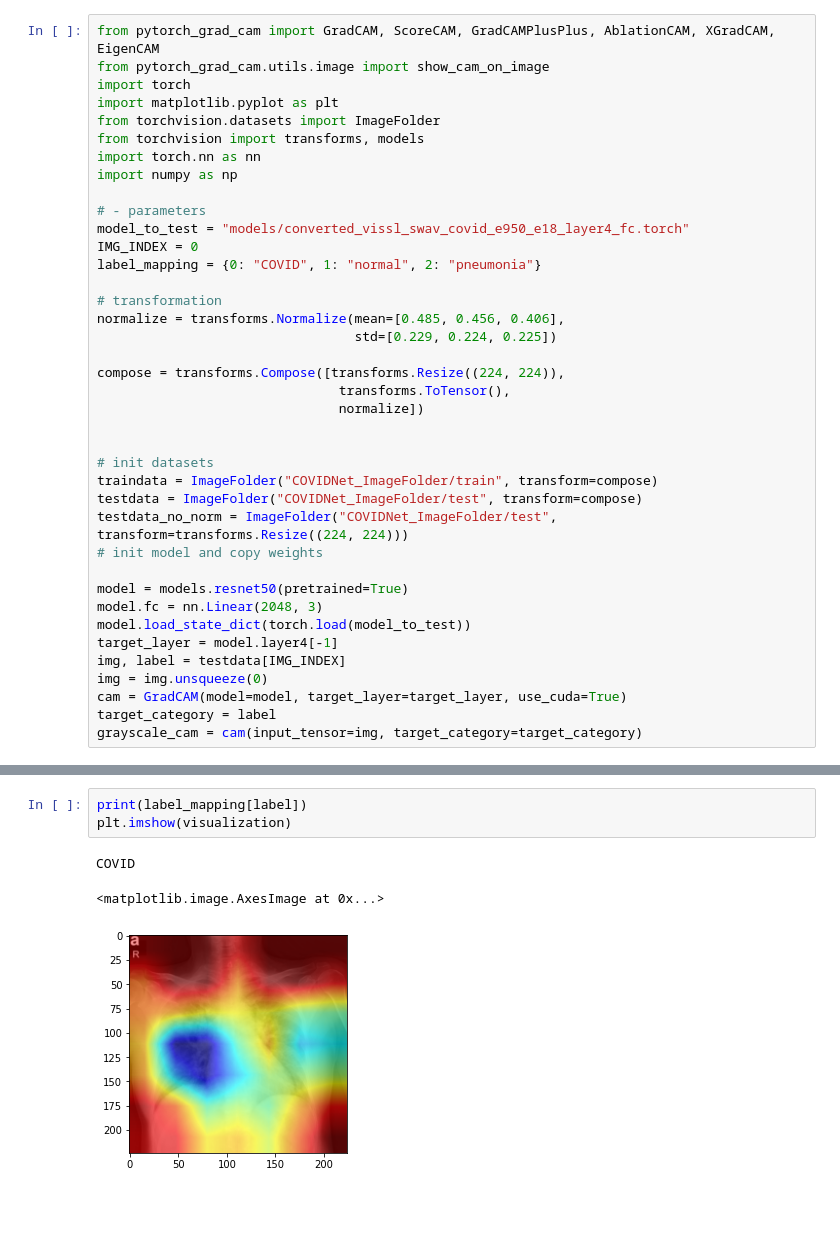
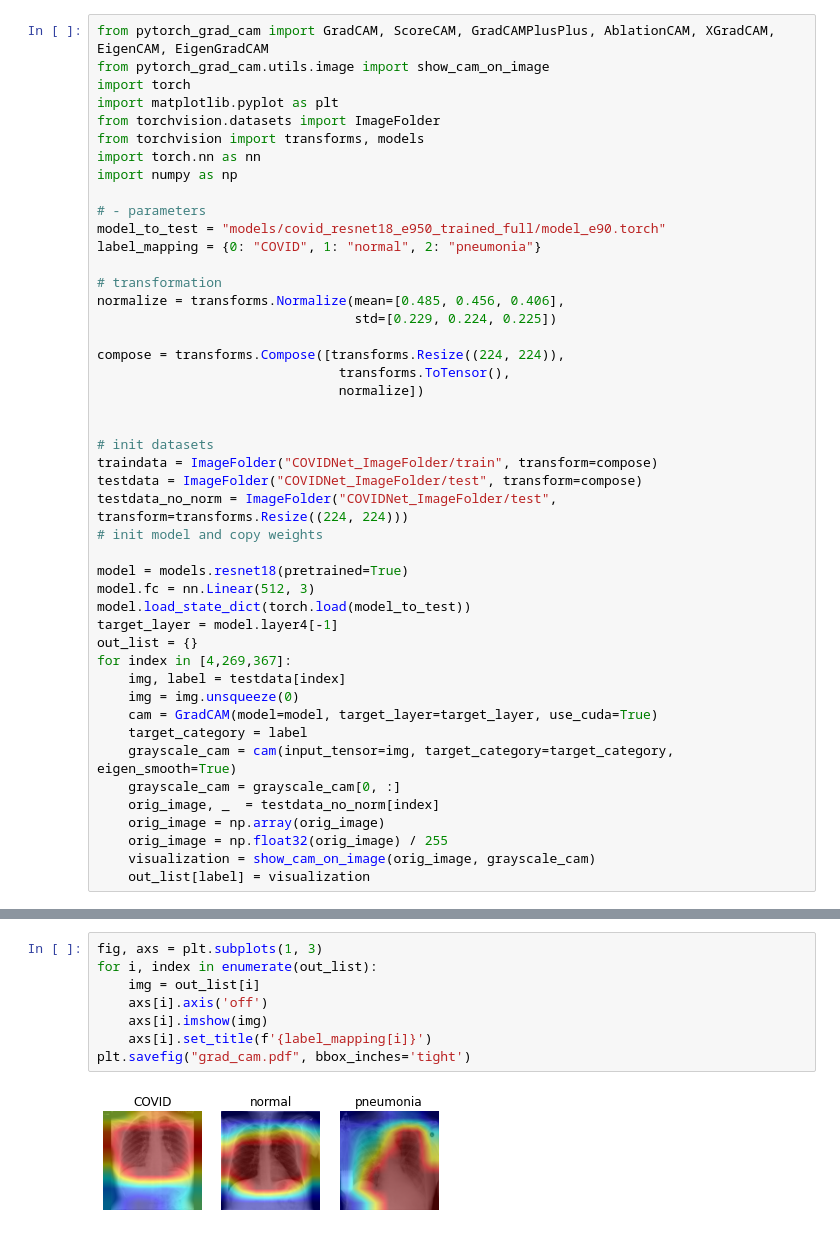
Before and after one commit to sgimmini/aml_project, a Jupyter notebook: gradcam.ipynb, the cells around one changed output, grey strips where cells are left out. Cells and saved outputs as stored; diff of their text form; blank space fills up the shorter version.

Commit message:
added gradcam notebook, cleanup test script

```diff
--- a/gradcam.ipynb
+++ b/gradcam.ipynb
@@ -1,5 +1,5 @@
 # %%
-from pytorch_grad_cam import GradCAM, ScoreCAM, GradCAMPlusPlus, AblationCAM, XGradCAM, EigenCAM
+from pytorch_grad_cam import GradCAM, ScoreCAM, GradCAMPlusPlus, AblationCAM, XGradCAM, EigenCAM, EigenGradCAM
 from pytorch_grad_cam.utils.image import show_cam_on_image
 import torch
 import matplotlib.pyplot as plt
@@ -9,8 +9,7 @@ import torch.nn as nn
 import numpy as np
 
 # - parameters
-model_to_test = "models/converted_vissl_swav_covid_e950_e18_layer4_fc.torch"
-IMG_INDEX = 0
+model_to_test = "models/covid_resnet18_e950_trained_full/model_e90.torch"
 label_mapping = {0: "COVID", 1: "normal", 2: "pneumonia"}
 
 # transformation
@@ -28,12 +27,20 @@ testdata = ImageFolder("COVIDNet_ImageFolder/test", transform=compose)
 testdata_no_norm = ImageFolder("COVIDNet_ImageFolder/test", transform=transforms.Resize((224, 224)))
 # init model and copy weights
 
-model = models.resnet50(pretrained=True)
-model.fc = nn.Linear(2048, 3)
+model = models.resnet18(pretrained=True)
+model.fc = nn.Linear(512, 3)
 model.load_state_dict(torch.load(model_to_test))
 target_layer = model.layer4[-1]
-img, label = testdata[IMG_INDEX]
-img = img.unsqueeze(0)
-cam = GradCAM(model=model, target_layer=target_layer, use_cuda=True)
-target_category = label
-grayscale_cam = cam(input_tensor=img, target_category=target_category)
+out_list = {}
+for index in [4,269,367]:
+    img, label = testdata[index]
+    img = img.unsqueeze(0)
+    cam = GradCAM(model=model, target_layer=target_layer, use_cuda=True)
+    target_category = label
+    grayscale_cam = cam(input_tensor=img, target_category=target_category, eigen_smooth=True)
+    grayscale_cam = grayscale_cam[0, :]
+    orig_image, _  = testdata_no_norm[index]
+    orig_image = np.array(orig_image)
+    orig_image = np.float32(orig_image) / 255
+    visualization = show_cam_on_image(orig_image, grayscale_cam)
+    out_list[label] = visualization
@@ -47,7 +47,10 @@ visualization = show_cam_on_image(orig_image, grayscale_cam)
-# %%
-print(label_mapping[label])
-plt.imshow(visualization)
-# %% [output]
-COVID
-<matplotlib.image.AxesImage at 0x...>
-[figure, removed]
+# %%
+fig, axs = plt.subplots(1, 3)
+for i, index in enumerate(out_list):
+    img = out_list[i]
+    axs[i].axis('off')
+    axs[i].imshow(img)
+    axs[i].set_title(f'{label_mapping[i]}')
+plt.savefig("grad_cam.pdf", bbox_inches='tight')
+# %% [output]
+[figure, added]
```
Also changed, not shown: parts of 2 cells of this notebook, 1 other file.
